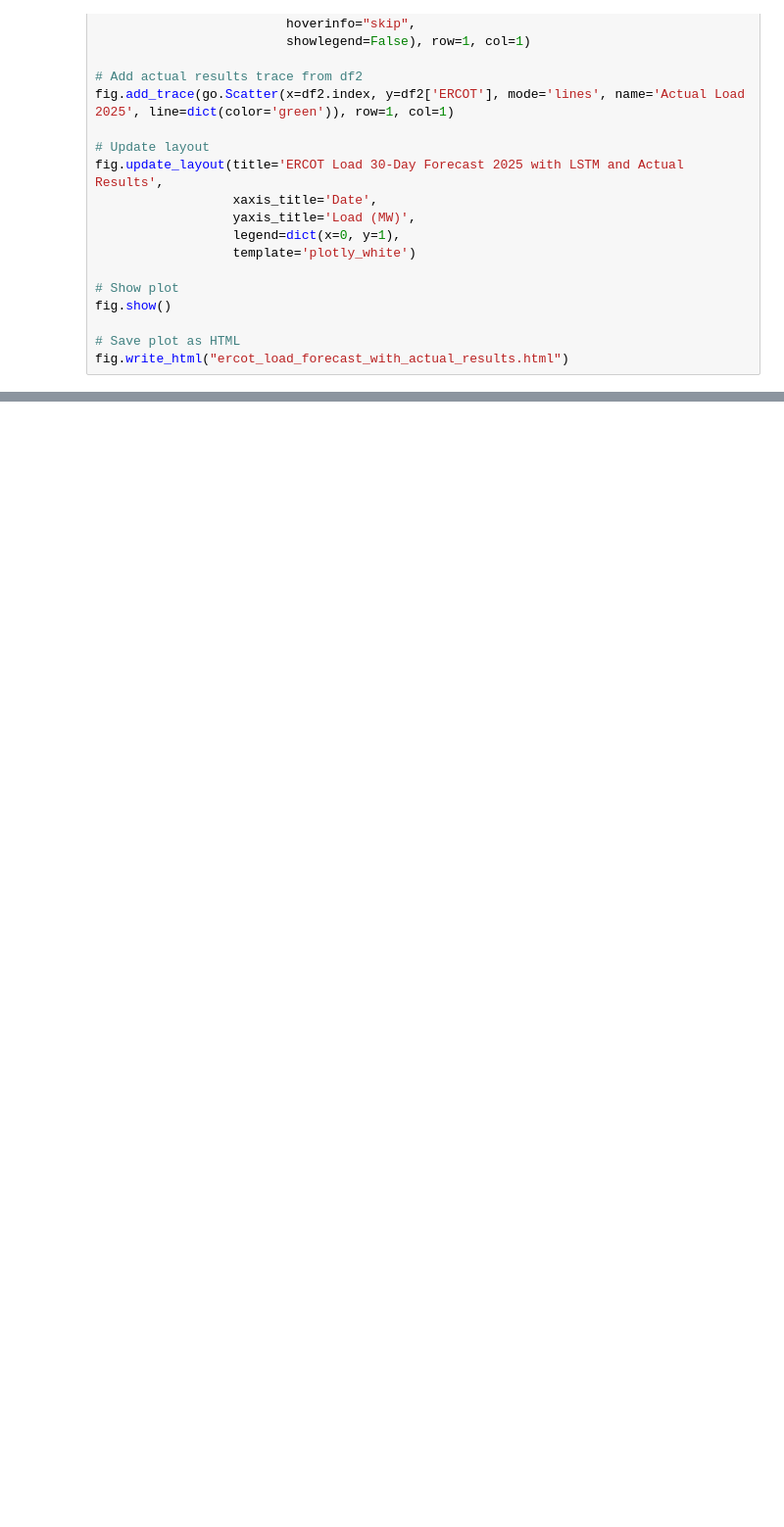
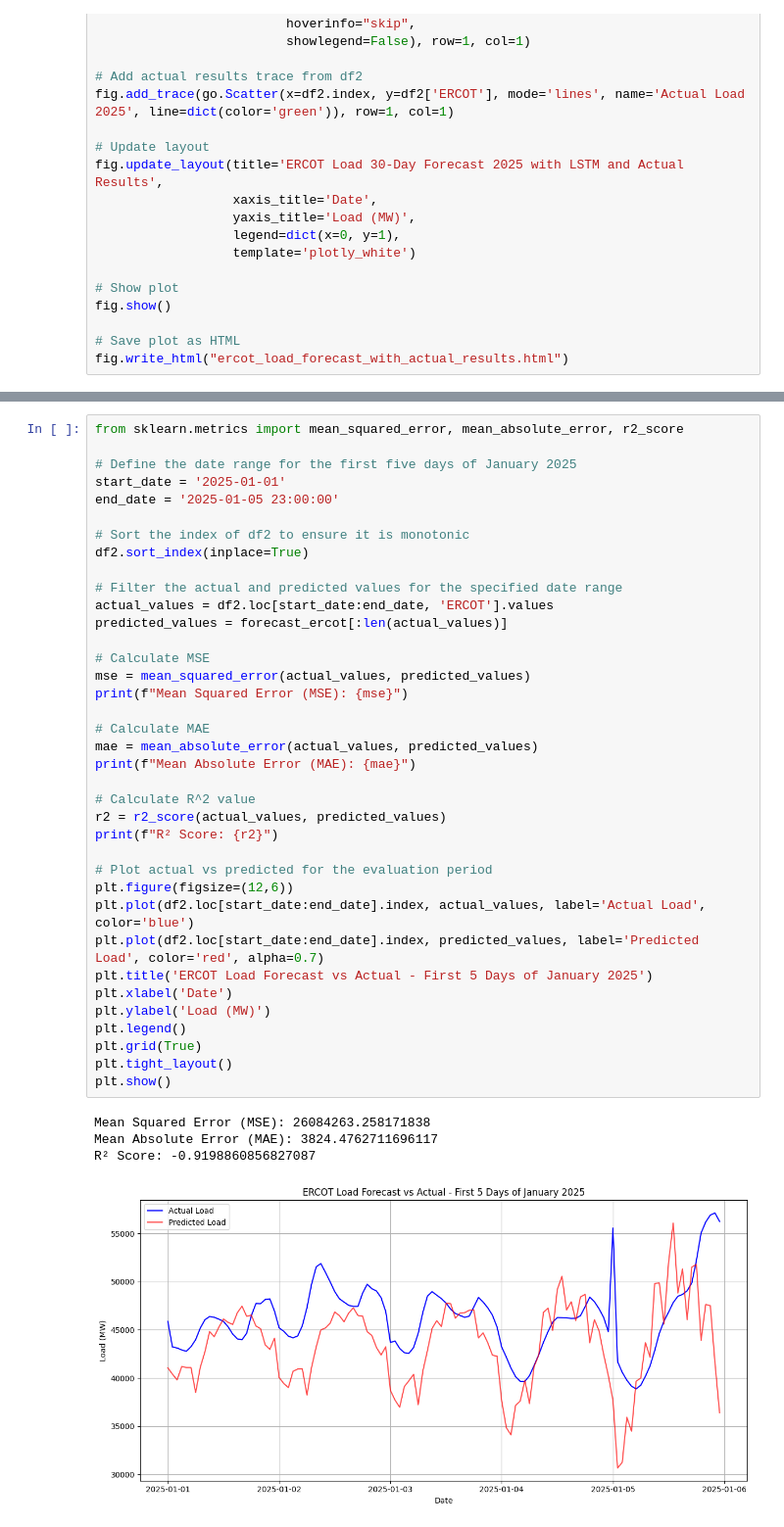
Before and after one commit to QuinnThompson/ECE555_Final_Poject, a Jupyter notebook: lstm.ipynb, the cells around one changed output, grey strips where cells are left out. Shown at 98% size. Cells and saved outputs as stored; diff of their text form; blank space fills up the shorter version.

```diff
--- a/lstm.ipynb
+++ b/lstm.ipynb
@@ -224,0 +316,42 @@ fig.write_html("ercot_load_forecast_with_actual_results.html")
+# %%
+from sklearn.metrics import mean_squared_error, mean_absolute_error, r2_score
+
+# Define the date range for the first five days of January 2025
+start_date = '2025-01-01'
+end_date = '2025-01-05 23:00:00'
+
+# Sort the index of df2 to ensure it is monotonic
+df2.sort_index(inplace=True)
+
+# Filter the actual and predicted values for the specified date range
+actual_values = df2.loc[start_date:end_date, 'ERCOT'].values
+predicted_values = forecast_ercot[:len(actual_values)]
+
+# Calculate MSE
+mse = mean_squared_error(actual_values, predicted_values)
+print(f"Mean Squared Error (MSE): {mse}")
+
+# Calculate MAE
+mae = mean_absolute_error(actual_values, predicted_values)
+print(f"Mean Absolute Error (MAE): {mae}")
+
+# Calculate R^2 value
+r2 = r2_score(actual_values, predicted_values)
+print(f"R² Score: {r2}")
+
+# Plot actual vs predicted for the evaluation period
+plt.figure(figsize=(12,6))
+plt.plot(df2.loc[start_date:end_date].index, actual_values, label='Actual Load', color='blue')
+plt.plot(df2.loc[start_date:end_date].index, predicted_values, label='Predicted Load', color='red', alpha=0.7)
+plt.title('ERCOT Load Forecast vs Actual - First 5 Days of January 2025')
+plt.xlabel('Date')
+plt.ylabel('Load (MW)')
+plt.legend()
+plt.grid(True)
+plt.tight_layout()
+plt.show()
+# %% [output]
+Mean Squared Error (MSE): 26084263.258171838
+Mean Absolute Error (MAE): 3824.4762711696117
+R² Score: -0.9198860856827087
+[figure, added]
```
Also changed, not shown: parts of 7 cells of this notebook, 2 other files.
